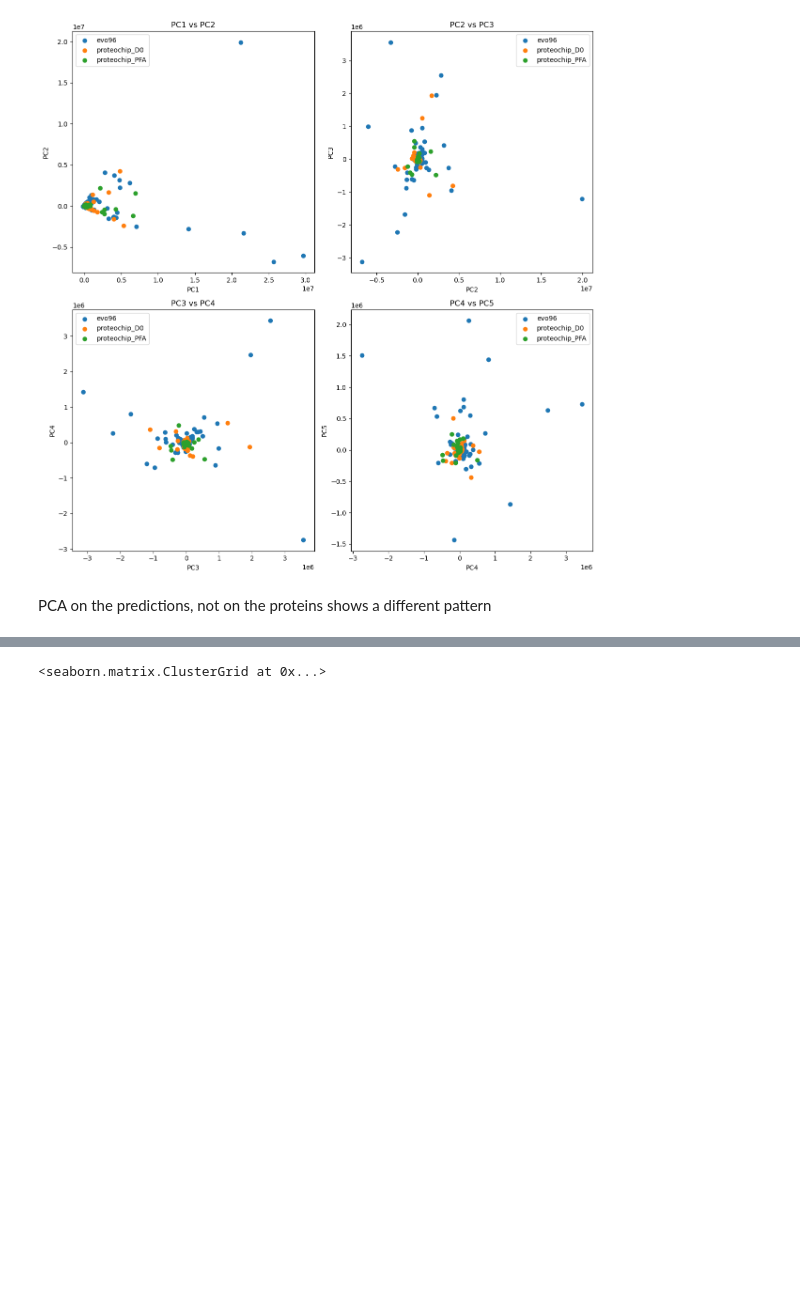
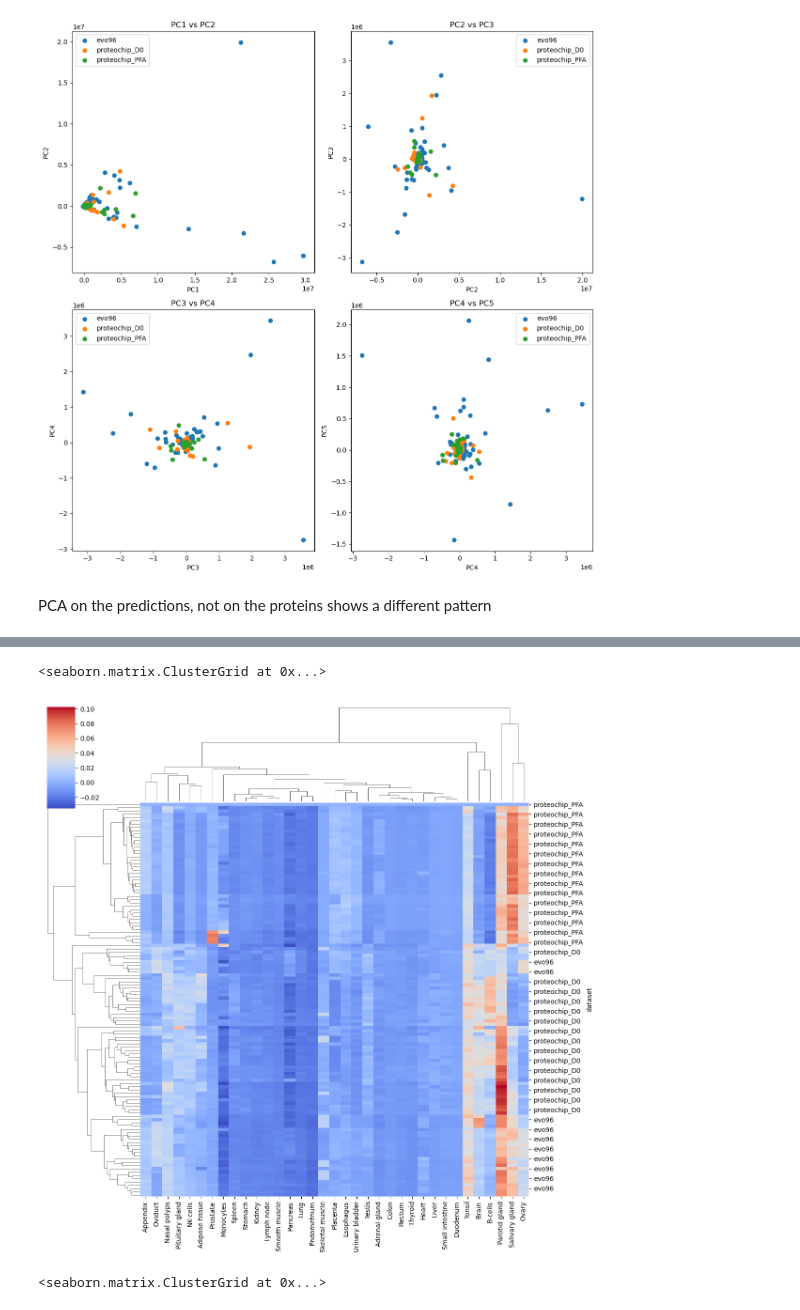
Before and after one commit to TineClaeys/MLMarker, a Jupyter notebook: Projects/organoids_pauline/Organoids_MLMarker_smapleprep_SCP.ipynb, the cells around one changed output, grey strips where cells are left out. Drawn from its saved outputs; the diff is of its cells as text; code cells hidden in the pictures; blank space fills up the shorter version.

```diff
--- a/Projects/organoids_pauline/Organoids_MLMarker_smapleprep_SCP.ipynb
+++ b/Projects/organoids_pauline/Organoids_MLMarker_smapleprep_SCP.ipynb
@@ -298,8 +36,8 @@ for i in ['evo96_report_organoids_culture_15042024_diann181.pg_matrix.tsv', 'pro
     uniprot_df['NSAF'] = uniprot_df['SAF']/total_SAF
     data = uniprot_df.pivot_table(columns='proteins', values='NSAF', aggfunc='sum')
     data = data.fillna(0)
-    test = MLMarker(data.iloc[0:1,:], dev=False, binary=False)
-    prediction = MLMarker.adjusted_absent_shap_values_df(test, penalty_factor=0.5)
+    test = MLMarker(data.iloc[0:1,:], binary=False)
+    prediction = test.explainability.adjusted_absent_shap_values_df(penalty_factor=1)
     prediction = prediction.sum(axis=1).sort_values(ascending=False).head(5)
     print(i, prediction)
 # %% [output]
@@ -344,20 +82 @@ Monocytes         0.016274
 dtype: float64
-# %%
-protein_lists = []
-for i in ['evo96_report_organoids_culture_15042024_diann181.pg_matrix.tsv', 'proteochip_D0_report_organoids_culture_15042024_diann181.pg_matrix.tsv', 'proteochip_PFA_report_organoides_042024_fixes.pg_matrix.tsv']:
-    df = pd.read_csv(i, sep='\t')
-    proteins = np.array(df[["Protein.Ids"]].values.tolist()).flatten()
-    # if it contains ';' split it and take both
-    proteins = [x.split(';') for x in proteins]
-    proteins = [item for sublist in proteins for item in sublist]
-    proteins = list(set(proteins))
-    print(i, len(proteins))
-    protein_lists.append(set(proteins))
-    #make a dataframe with the proteins as column names, only one row and all values 1
-    data = np.ones((1, len(proteins)))
-    predict_df = pd.DataFrame(data, columns=proteins)
-    predict_df.head()
-    test = MLMarker(predict_df.iloc[0:1,:], binary = True, dev=True)
-    prediction = MLMarker.adjusted_absent_shap_values_df(test, penalty_factor=1)
-    prediction = prediction.sum(axis=1).sort_values(ascending=False).head(8)
-    print(i, prediction)
@@ -456,25 +146,32 @@ PCA on the predictions, not on the proteins shows a different pattern
 # %%
 import tqdm as tqdm
+#minmax scale the data in column c
+from sklearn.preprocessing import MinMaxScaler
+scaler = MinMaxScaler()
 
 datasets = ['evo96_report_organoids_culture_15042024_diann181.pg_matrix.tsv', 'proteochip_D0_report_organoids_culture_15042024_diann181.pg_matrix.tsv', 'proteochip_PFA_report_organoides_042024_fixes.pg_matrix.tsv']
 names = ['evo96', 'proteochip_D0', 'proteochip_PFA']
 # Create a new dataframe to store the predictions
-prediction_df = pd.DataFrame(columns=['dataset', 'sample', 'n_proteins', 'Testis',  'Retina',  'Parotid gland',  'Brain',  'Adipose tissue',  'Prostate',  'NK-cells',  'Skeletal muscle',  'Urinary bladder',  'B-cells',  'Esophagus',  'T-cells',  'Ureter',  'Lymph node',  'Gall bladder',  'Tonsil',  'Placenta',  'Liver',  'Appendix',  'Heart',  'Small intestine',  'Adrenal gland',  'Colon',  'Ovary'])
+prediction_df = pd.DataFrame(columns=['dataset', 'sample', 'n_proteins', 'Salivary gland', 'Parotid gland', 'Ovary', 'Tonsil', 'Nasal polyps', 'Esophagus', 'Placenta', 'Monocytes', 'Urinary bladder', 'Appendix', 'Prostate', 'NK-cells', 'Skeletal muscle', 'Small intestine', 'Duodenum', 'Liver', 'Colon', 'Oviduct', 'Brain', 'Heart', 'Rectum', 'Thyroid', 'Testis', 'Adipose tissue', 'Adrenal gland', 'Pituitary gland', 'Stomach', 'Spleen', 'B-cells', 'Lymph node', 'Kidney', 'Smooth muscle', 'Lung', 'Endometrium', 'Pancreas'])
 
 for name, dataset in zip(names, datasets):
     print(f"started on {name}")
     df = pd.read_csv(dataset, sep='\t')
+    df.fillna(0, inplace=True)
+    #do a column wise minmax normalization
     df['Protein.Ids'] = df['Protein.Ids'].astype(str).str.split(';').str[0]
     sub_df = df.set_index('Protein.Ids')
     sub_df.drop(columns=['Protein.Group', 'Protein.Names', 'Genes', 'First.Protein.Description'], inplace=True)
-    sub_df = sub_df.T
+    sub_df_minmax = scaler.fit_transform(sub_df)
+    sub_df = pd.DataFrame(sub_df_minmax, columns=sub_df.columns, index=sub_df.index)
     sub_df.fillna(0, inplace=True)
     sub_df = sub_df.astype(float)
+    sub_df = sub_df.T
 
     # Iterate over each row in sub_df
     for i in tqdm.tqdm(range(sub_df.shape[0])):
         test = MLMarker(sub_df.iloc[i:i+1,:], binary=False)
-        prediction = MLMarker.adjusted_shap_values_df(test, n_preds=100, penalty_factor=1).sum(axis=1).sort_values(ascending=False)
+        prediction = test.explainability.adjusted_absent_shap_values_df(n_preds=100, penalty_factor=1).sum(axis=1).sort_values(ascending=False)
         prediction = list(prediction.items())
         new_name = str(name) + "_" + str(sub_df.index[i])
         num_nonzero_columns = (sub_df.iloc[i:i+1,:] != 0).sum(axis=1).values[0]
@@ -539,6 +221,11 @@ https://scikit-learn.org/stable/model_persistence.html#security-maintainability-
 ... (185 outputs left out)
 # %%
 prediction_df.fillna(0, inplace=True)
+# %%
+sns.clustermap(prediction_df.set_index('dataset').iloc[:, 2:].astype(float), cmap='coolwarm', figsize=(12, 12))
+# %% [output]
+<seaborn.matrix.ClusterGrid at 0x...>
+[figure, added]
 # %%
 sns.clustermap(prediction_df.iloc[:, 3:], cmap='coolwarm', figsize=(12, 12))
 # %% [output]
```
Also changed, not shown: parts of 9 cells of this notebook, 45 other files.
